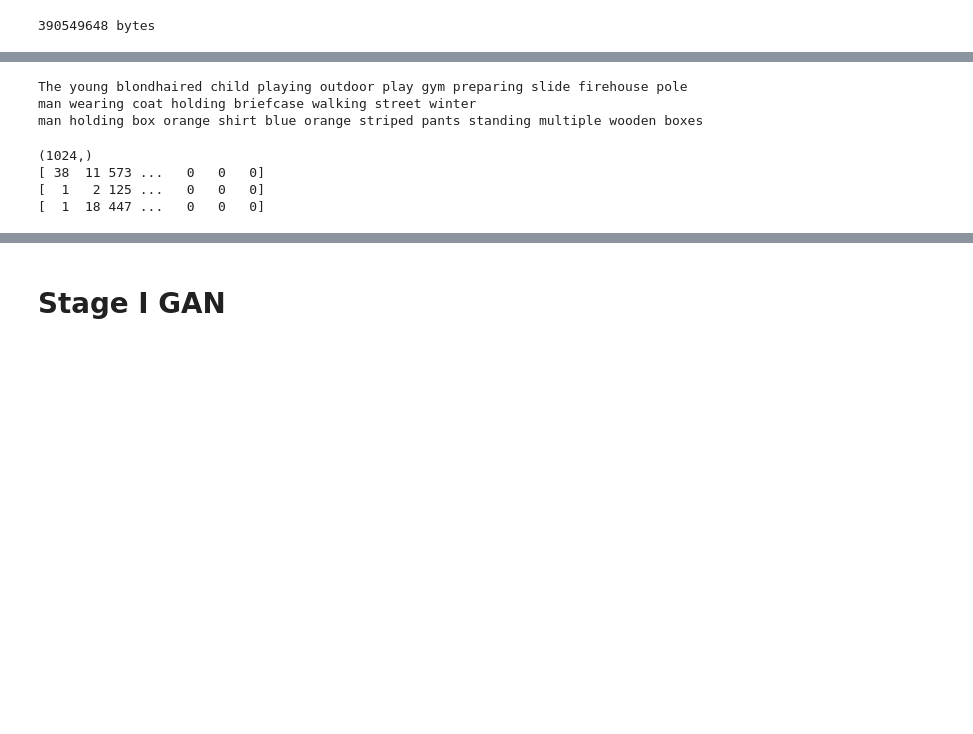
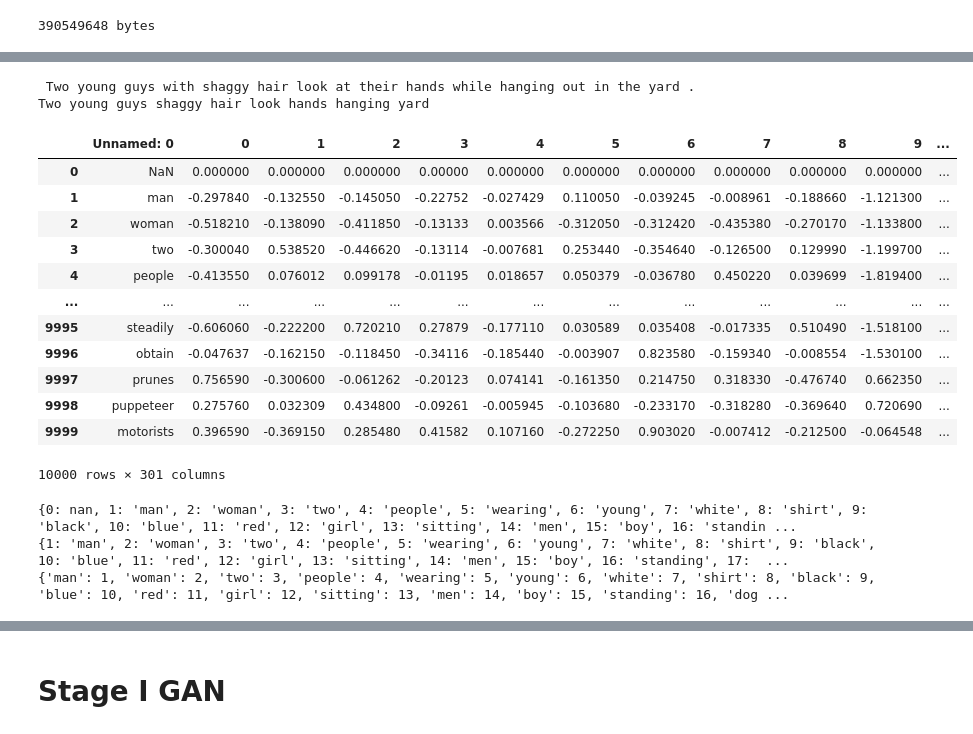
Before and after one commit to BDouchet/Gan_flickr30k, a Jupyter notebook: Projet.ipynb, the cells around one changed output, grey strips where cells are left out. Saved outputs shown, nothing was run; the diff lists cells and outputs as text; code cells hidden in the pictures; blank space fills up the shorter version.

```diff
--- a/Projet.ipynb
+++ b/Projet.ipynb
@@ -259,21 +160,34 @@ Vocabulary size: 7865
-# %%
-caption_np = np.load('data.npy')
-print(caption_np[0])
-print(caption_np[4])
-print(caption_np[5])
-# %% [output]
-The young blondhaired child playing outdoor play gym preparing slide firehouse pole
-man wearing coat holding briefcase walking street winter
-man holding box orange shirt blue orange striped pants standing multiple wooden boxes
-# %%
-max_length = 1024
-encoded_caption = encode_docs(tokenizer, max_length, caption_np)
-print(encoded_caption[0].shape)
-print(encoded_caption[0])
-print(encoded_caption[4])
-print(encoded_caption[5])
-# %% [output]
-(1024,)
-[ 38  11 573 ...   0   0   0]
-[  1   2 125 ...   0   0   0]
-[  1  18 447 ...   0   0   0]
+# %%
+print(captions['comment'][0])
+print(clean_caption(captions['comment'][0]))
+# %% [output]
+ Two young guys with shaggy hair look at their hands while hanging out in the yard .
+Two young guys shaggy hair look hands hanging yard
+# %%
+embedding_matrix=pd.read_csv('embedding_matrix.csv')
+embedding_matrix
+# %% [output]
+|  | Unnamed: 0 | 0 | 1 | 2 | 3 | 4 | 5 | 6 | 7 | 8 | 9 | ... |
+| 0 | NaN | 0.000000 | 0.000000 | 0.000000 | 0.00000 | 0.000000 | 0.000000 | 0.000000 | 0.000000 | 0.000000 | 0.000000 | ... |
+| 1 | man | -0.297840 | -0.132550 | -0.145050 | -0.22752 | -0.027429 | 0.110050 | -0.039245 | -0.008961 | -0.188660 | -1.121300 | ... |
+| 2 | woman | -0.518210 | -0.138090 | -0.411850 | -0.13133 | 0.003566 | -0.312050 | -0.312420 | -0.435380 | -0.270170 | -1.133800 | ... |
+| 3 | two | -0.300040 | 0.538520 | -0.446620 | -0.13114 | -0.007681 | 0.253440 | -0.354640 | -0.126500 | 0.129990 | -1.199700 | ... |
+| 4 | people | -0.413550 | 0.076012 | 0.099178 | -0.01195 | 0.018657 | 0.050379 | -0.036780 | 0.450220 | 0.039699 | -1.819400 | ... |
+| ... | ... | ... | ... | ... | ... | ... | ... | ... | ... | ... | ... | ... |
+| 9995 | steadily | -0.606060 | -0.222200 | 0.720210 | 0.27879 | -0.177110 | 0.030589 | 0.035408 | -0.017335 | 0.510490 | -1.518100 | ... |
+| 9996 | obtain | -0.047637 | -0.162150 | -0.118450 | -0.34116 | -0.185440 | -0.003907 | 0.823580 | -0.159340 | -0.008554 | -1.530100 | ... |
+| 9997 | prunes | 0.756590 | -0.300600 | -0.061262 | -0.20123 | 0.074141 | -0.161350 | 0.214750 | 0.318330 | -0.476740 | 0.662350 | ... |
+| 9998 | puppeteer | 0.275760 | 0.032309 | 0.434800 | -0.09261 | -0.005945 | -0.103680 | -0.233170 | -0.318280 | -0.369640 | 0.720690 | ... |
+| 9999 | motorists | 0.396590 | -0.369150 | 0.285480 | 0.41582 | 0.107160 | -0.272250 | 0.903020 | -0.007412 | -0.212500 | -0.064548 | ... |
+10000 rows × 301 columns
+# %%
+words=embedding_matrix['Unnamed: 0'].to_dict()
+print(words)
+del words[0]
+print(words)
+dict_words = {v: k for k, v in words.items()}
+print(dict_words)
+# %% [output]
+{0: nan, 1: 'man', 2: 'woman', 3: 'two', 4: 'people', 5: 'wearing', 6: 'young', 7: 'white', 8: 'shirt', 9: 'black', 10: 'blue', 11: 'red', 12: 'girl', 13: 'sitting', 14: 'men', 15: 'boy', 16: 'standin ...
+{1: 'man', 2: 'woman', 3: 'two', 4: 'people', 5: 'wearing', 6: 'young', 7: 'white', 8: 'shirt', 9: 'black', 10: 'blue', 11: 'red', 12: 'girl', 13: 'sitting', 14: 'men', 15: 'boy', 16: 'standing', 17:  ...
+{'man': 1, 'woman': 2, 'two': 3, 'people': 4, 'wearing': 5, 'young': 6, 'white': 7, 'shirt': 8, 'black': 9, 'blue': 10, 'red': 11, 'girl': 12, 'sitting': 13, 'men': 14, 'boy': 15, 'standing': 16, 'dog ...
```
Also changed, not shown: parts of 13 cells of this notebook.
